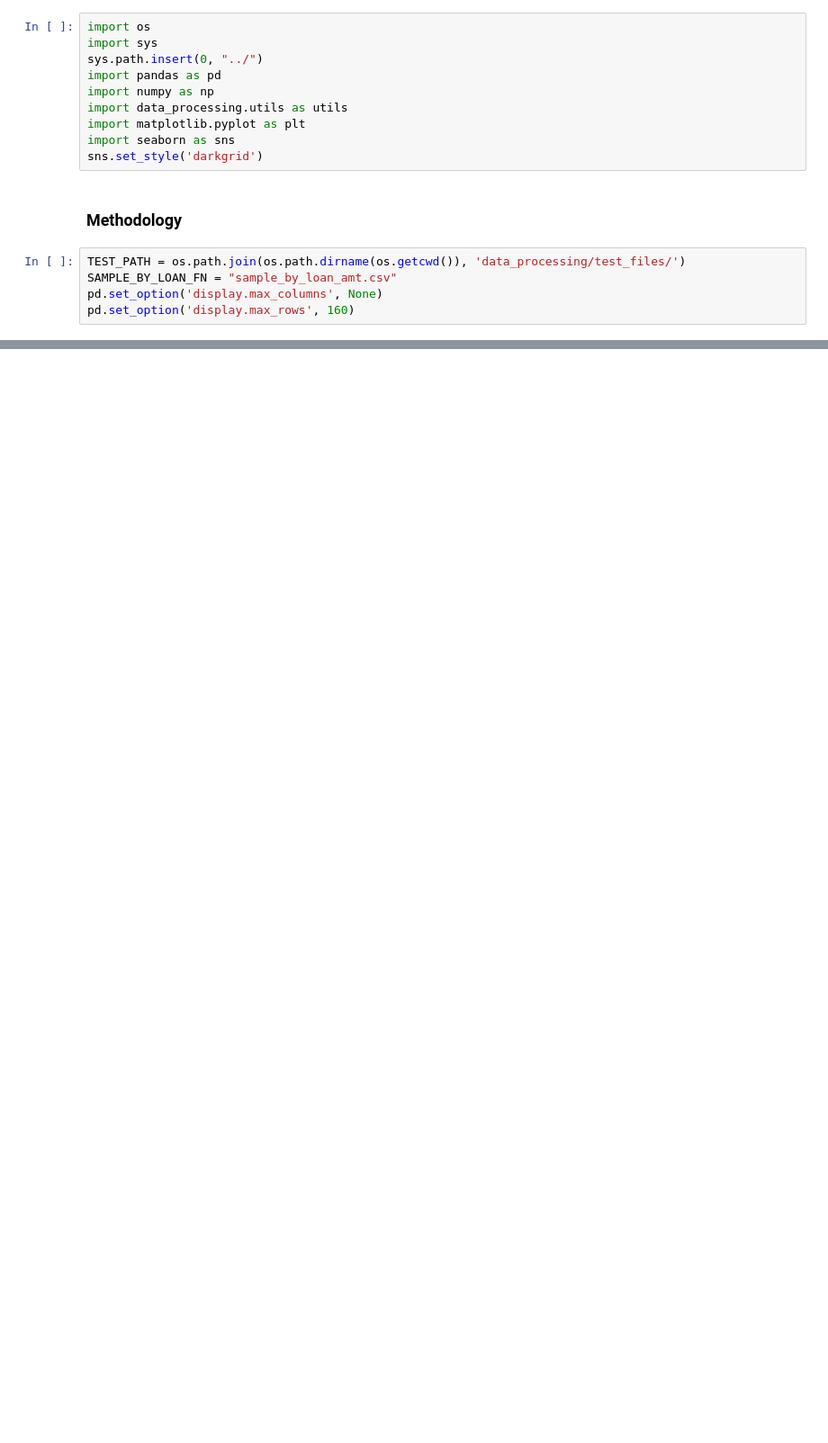
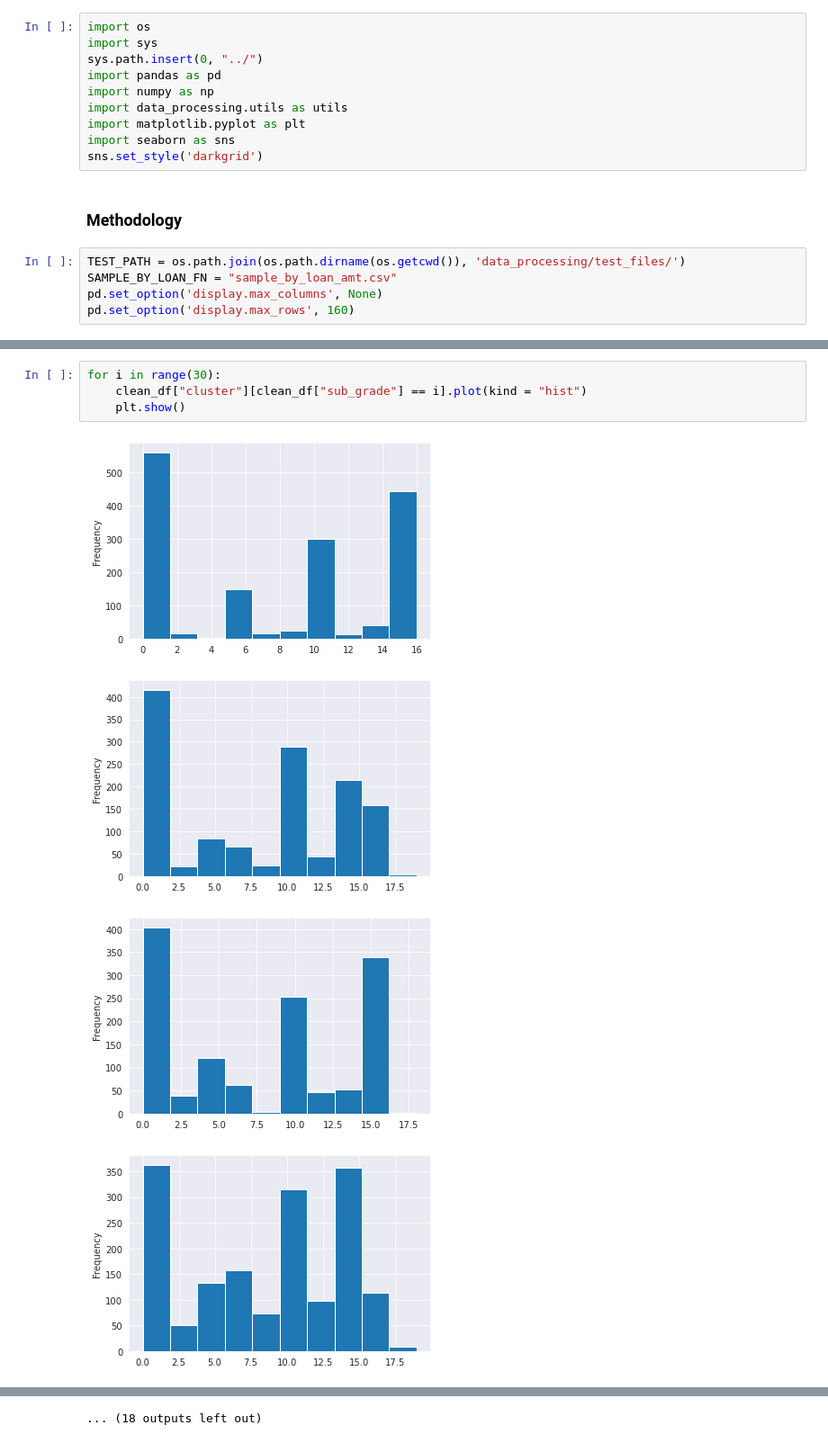
Before and after one commit to Wichaelian/citadel-summer-invitational22, a Jupyter notebook: notebooks/Clustering Based Rate Prediction.ipynb, the cells around one changed output, grey strips where cells are left out. Shown at 90% size. Saved outputs shown, nothing was run; the diff lists cells and outputs as text; blank space fills up the shorter version.

```diff
--- a/notebooks/Clustering Based Rate Prediction.ipynb
+++ b/notebooks/Clustering Based Rate Prediction.ipynb
@@ -66,0 +73,9 @@ cleaned_clustered_df
+# %%
+for i in range(30):
+    clean_df["cluster"][clean_df["sub_grade"] == i].plot(kind = "hist")
+    plt.show()
+# %% [output]
+[figure, added]
+[figure, added]
+[figure, added]
+[figure, added]
@@ -66,0 +90 @@ cleaned_clustered_df
+... (18 outputs left out)
```
Also changed, not shown: parts of 9 cells of this notebook, 9 other files.
